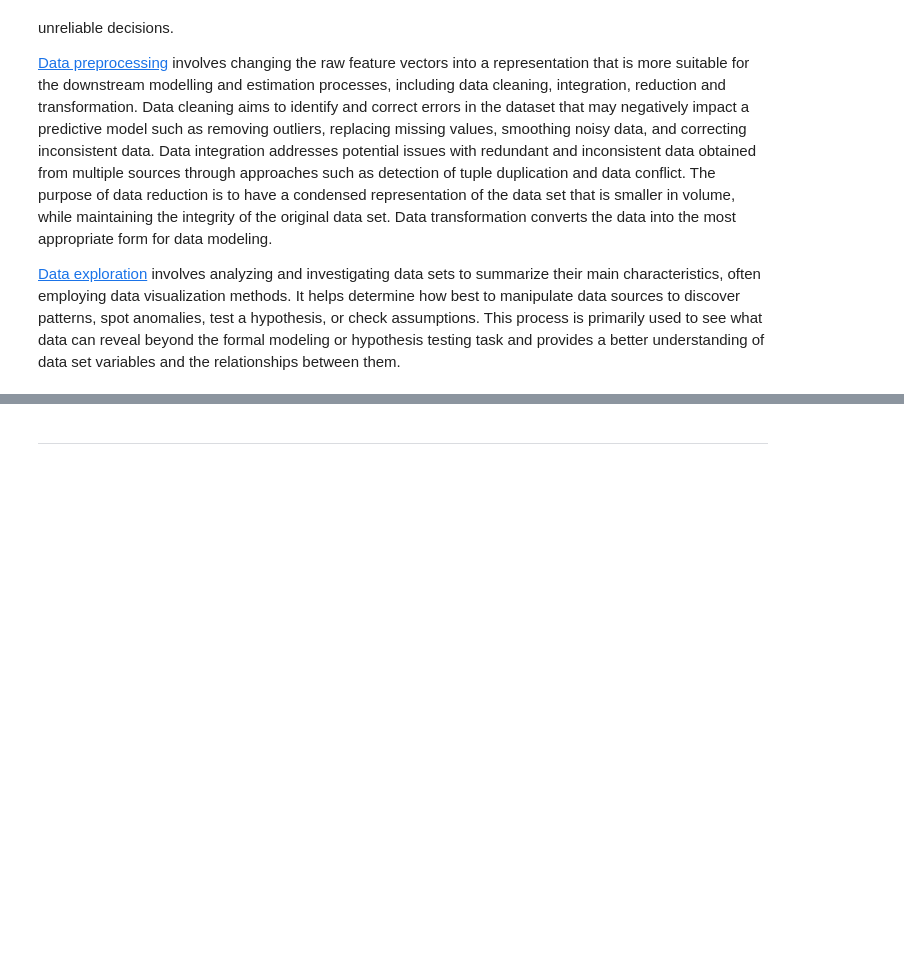
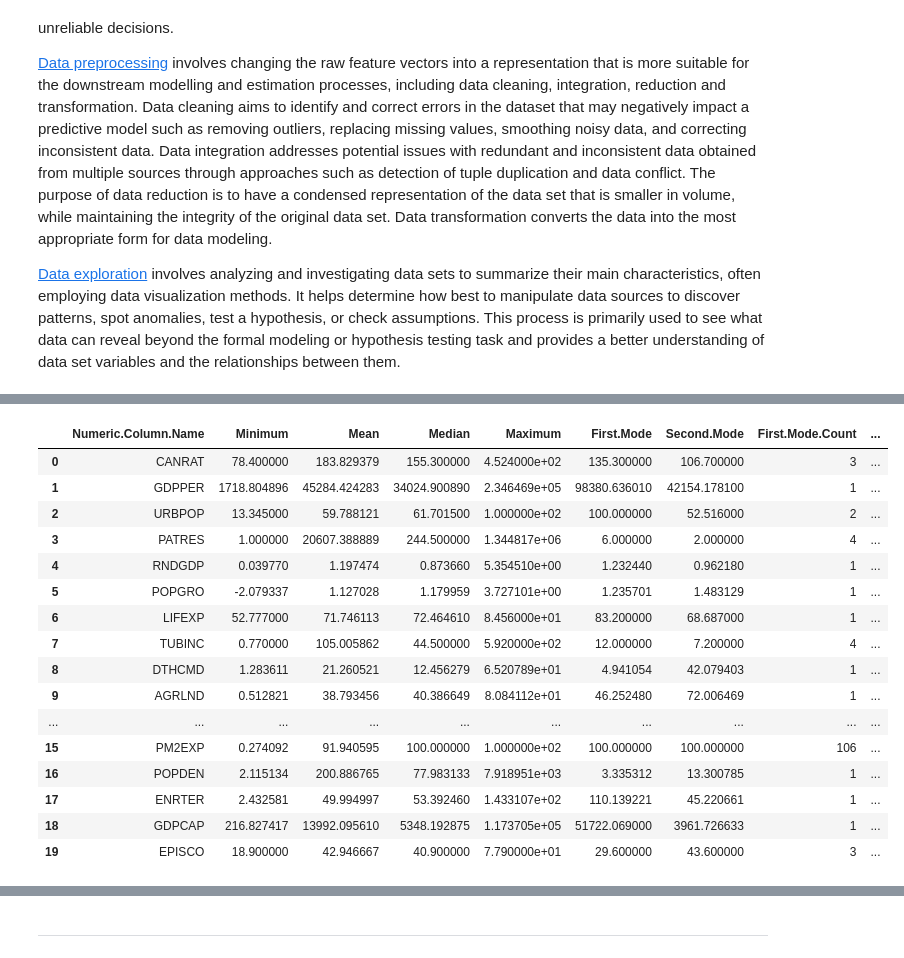
Before and after one commit to JohnPaulinePineda/Exploratory-Data-Analysis-For-Machine-Learning-Final-Assignment, a Jupyter notebook: EDAForMachineLearning_FinalAssignment.ipynb, the cells around one changed output, grey strips where cells are left out. Saved outputs shown, nothing was run; the diff lists cells and outputs as text; code cells hidden in the pictures; blank space fills up the shorter version.

```diff
--- a/EDAForMachineLearning_FinalAssignment.ipynb
+++ b/EDAForMachineLearning_FinalAssignment.ipynb
@@ -89,0 +341,70 @@ import matplotlib.pyplot as plt
+# %%
+##################################
+# Gathering the number of observations for each numeric column
+##################################
+numeric_row_count_list = list([len(cancer_rate_numeric)] * len(cancer_rate_numeric.columns))
+# %%
+##################################
+# Gathering the unique to count ratio for each numeric column
+##################################
+numeric_unique_count_ratio_list = map(truediv, numeric_unique_count_list, numeric_row_count_list)
+# %%
+##################################
+# Gathering the skewness value for each numeric column
+##################################
+numeric_skewness_list = cancer_rate_numeric.skew()
+# %%
+##################################
+# Gathering the kurtosis value for each numeric column
+##################################
+numeric_kurtosis_list = cancer_rate_numeric.kurtosis()
+# %%
+numeric_data_quality_summary = pd.DataFrame(zip(numeric_variable_name_list,
+                                                numeric_minimum_list,
+                                                numeric_mean_list,
+                                                numeric_median_list,
+                                                numeric_maximum_list,
+                                                numeric_first_mode_list,
+                                                numeric_second_mode_list,
+                                                numeric_first_mode_count_list,
+                                                numeric_second_mode_count_list,
+                                                numeric_first_second_mode_ratio_list,
+                                                numeric_unique_count_list,
+                                                numeric_row_count_list,
+                                                numeric_unique_count_ratio_list,
+                                                numeric_skewness_list,
+                                                numeric_kurtosis_list),
+                                        columns=['Numeric.Column.Name',
+                                                 'Minimum',
+                                                 'Mean',
+                                                 'Median',
+                                                 'Maximum',
+                                                 'First.Mode',
+                                                 'Second.Mode',
+                                                 'First.Mode.Count',
+                                                 'Second.Mode.Count',
+                                                 'First.Second.Mode.Ratio',
+                                                 'Unique.Count',
+                                                 'Row.Count',
+                                                 'Unique.Count.Ratio',
+                                                 'Skewness',
+                                                 'Kurtosis'])
+display(numeric_data_quality_summary)
+# %% [output]
+|  | Numeric.Column.Name | Minimum | Mean | Median | Maximum | First.Mode | Second.Mode | First.Mode.Count | ... |
+| 0 | CANRAT | 78.400000 | 183.829379 | 155.300000 | 4.524000e+02 | 135.300000 | 106.700000 | 3 | ... |
+| 1 | GDPPER | 1718.804896 | 45284.424283 | 34024.900890 | 2.346469e+05 | 98380.636010 | 42154.178100 | 1 | ... |
+| 2 | URBPOP | 13.345000 | 59.788121 | 61.701500 | 1.000000e+02 | 100.000000 | 52.516000 | 2 | ... |
+| 3 | PATRES | 1.000000 | 20607.388889 | 244.500000 | 1.344817e+06 | 6.000000 | 2.000000 | 4 | ... |
+| 4 | RNDGDP | 0.039770 | 1.197474 | 0.873660 | 5.354510e+00 | 1.232440 | 0.962180 | 1 | ... |
+| 5 | POPGRO | -2.079337 | 1.127028 | 1.179959 | 3.727101e+00 | 1.235701 | 1.483129 | 1 | ... |
+| 6 | LIFEXP | 52.777000 | 71.746113 | 72.464610 | 8.456000e+01 | 83.200000 | 68.687000 | 1 | ... |
+| 7 | TUBINC | 0.770000 | 105.005862 | 44.500000 | 5.920000e+02 | 12.000000 | 7.200000 | 4 | ... |
+| 8 | DTHCMD | 1.283611 | 21.260521 | 12.456279 | 6.520789e+01 | 4.941054 | 42.079403 | 1 | ... |
+| 9 | AGRLND | 0.512821 | 38.793456 | 40.386649 | 8.084112e+01 | 46.252480 | 72.006469 | 1 | ... |
+| ... | ... | ... | ... | ... | ... | ... | ... | ... | ... |
+| 15 | PM2EXP | 0.274092 | 91.940595 | 100.000000 | 1.000000e+02 | 100.000000 | 100.000000 | 106 | ... |
+| 16 | POPDEN | 2.115134 | 200.886765 | 77.983133 | 7.918951e+03 | 3.335312 | 13.300785 | 1 | ... |
+| 17 | ENRTER | 2.432581 | 49.994997 | 53.392460 | 1.433107e+02 | 110.139221 | 45.220661 | 1 | ... |
+| 18 | GDPCAP | 216.827417 | 13992.095610 | 5348.192875 | 1.173705e+05 | 51722.069000 | 3961.726633 | 1 | ... |
+| 19 | EPISCO | 18.900000 | 42.946667 | 40.900000 | 7.790000e+01 | 29.600000 | 43.600000 | 3 | ... |
```
Also changed, not shown: parts of 56 cells of this notebook.
